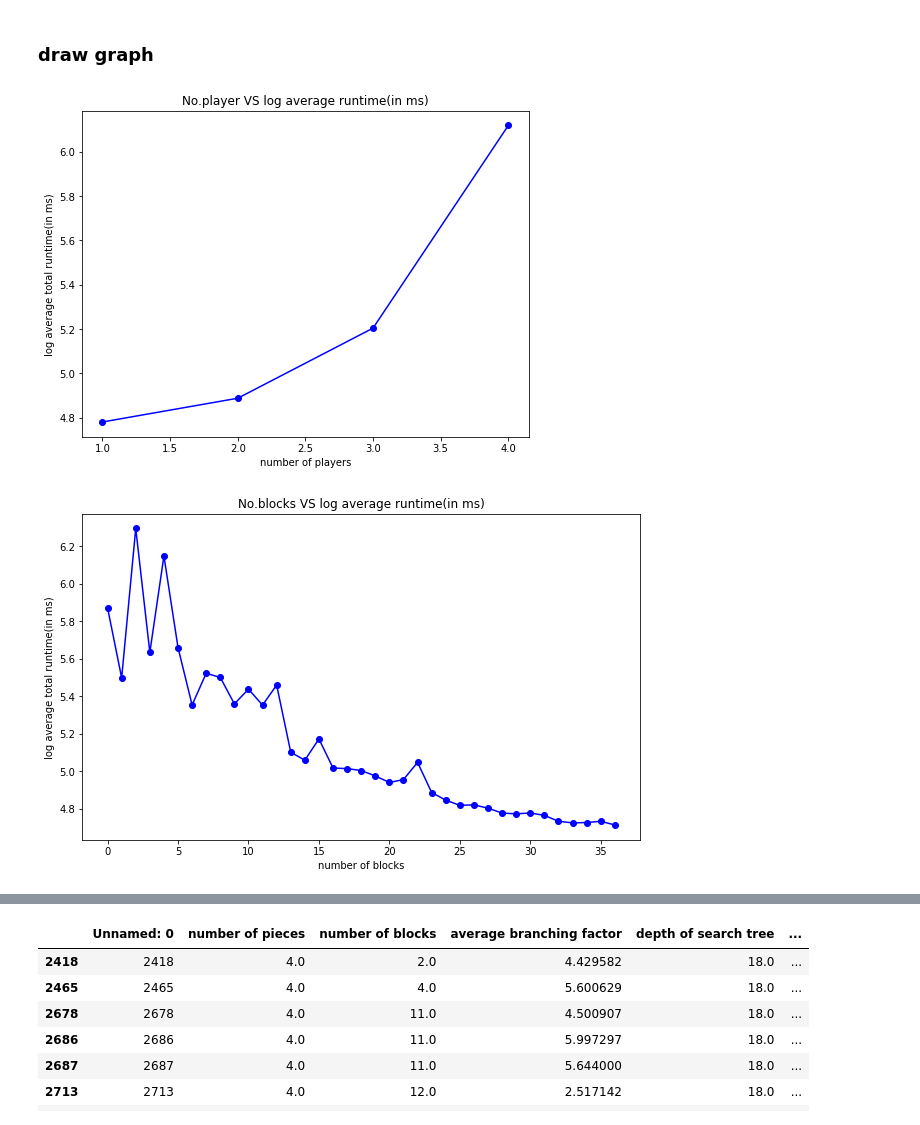
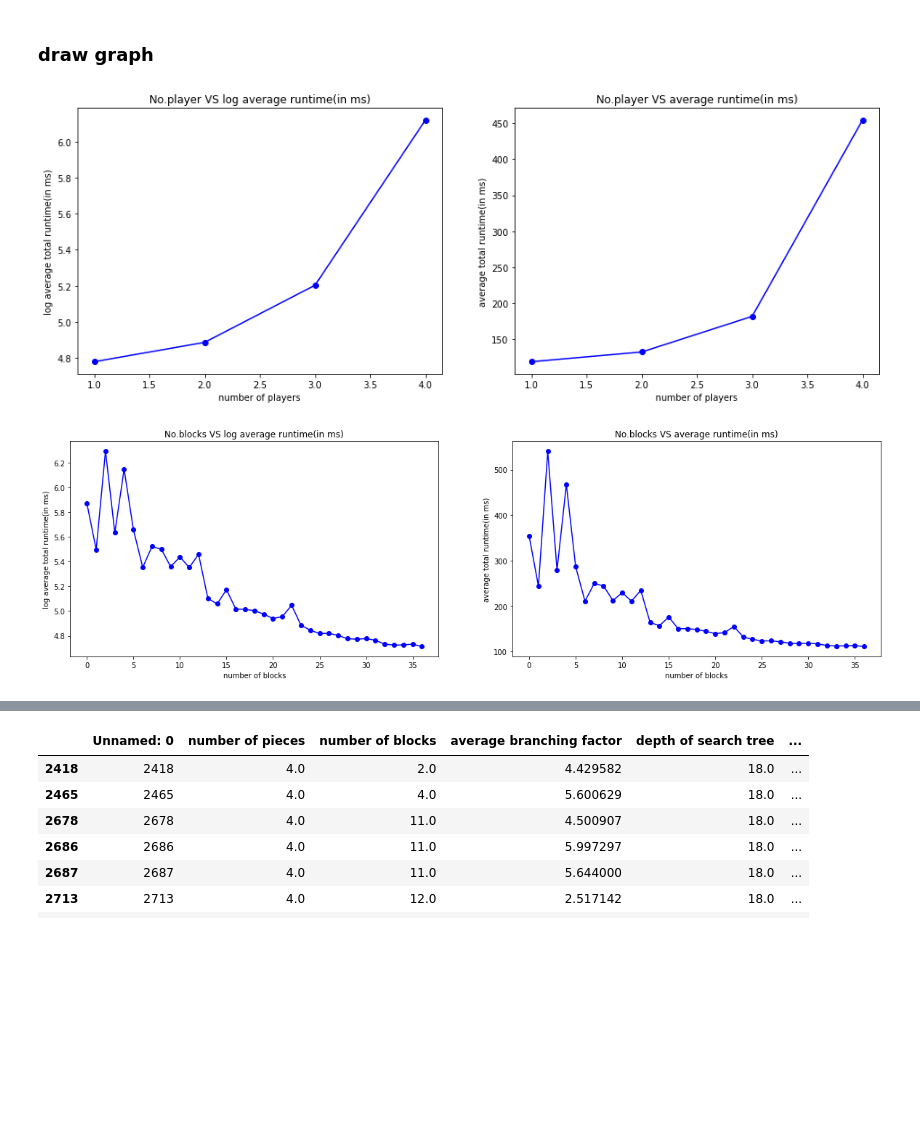
Before and after one commit to yangxvlin/Board-Game-Chexer-AI, a Jupyter notebook: project1/report.ipynb, the cells around one changed output, grey strips where cells are left out. Drawn from its saved outputs; the diff is of its cells as text; code cells hidden in the pictures; blank space fills up the shorter version.

```diff
--- a/project1/report.ipynb
+++ b/project1/report.ipynb
@@ -72,26 +72,34 @@ summary.tail(10)
 # %%
 grouped = summary.groupby('number of pieces')
 p_runtime = []
 p_preprocess_time = []
 p_execution_time = []
 players = []
 for i, group in grouped:
     players.append(i)
     p_runtime.append(group['runtime(in ms)'].mean())
     p_preprocess_time.append(group['preprocess time(in ms)'].mean())
     p_execution_time.append(p_runtime[len(p_runtime) - 1] - p_preprocess_time[len(p_preprocess_time) - 1])
 
 log_p_runtime = list(map(log, p_runtime))
 
-plt.figure(figsize = [8, 6])
+plt.figure(figsize = [16, 12])
 
+plt.subplot(2, 2, 1)
 plt.plot(players, log_p_runtime, "bo-")
 plt.title("No.player VS log average runtime(in ms)")
 plt.xlabel("number of players")
 plt.ylabel("log average total runtime(in ms)")
+
+plt.subplot(2, 2, 2)
+plt.plot(players, p_runtime, "bo-")
+plt.title("No.player VS average runtime(in ms)")
+plt.xlabel("number of players")
+plt.ylabel("average total runtime(in ms)")
+
 plt.show()
 # %% [output]
-[figure, old version]
+[figure, new version]
 # %%
 grouped = summary.groupby('number of blocks')
 b_runtime = []
@@ -107,16 +115,24 @@ for i, group in grouped:
 
 log_b_runtime = list(map(log, b_runtime))
 
-plt.figure(figsize = [10, 6])
+plt.figure(figsize = [20, 12])
 
+plt.subplot(2, 2, 1)
 # plt.plot(blocks, b_runtime, "bo-")
 plt.plot(blocks, log_b_runtime, "bo-")
 plt.title("No.blocks VS log average runtime(in ms)")
 plt.xlabel("number of blocks")
 plt.ylabel("log average total runtime(in ms)")
+
+plt.subplot(2, 2, 2)
+plt.plot(blocks, b_runtime, "bo-")
+plt.title("No.blocks VS average runtime(in ms)")
+plt.xlabel("number of blocks")
+plt.ylabel("average total runtime(in ms)")
+
 plt.show()
 # %% [output]
-[figure, old version]
+[figure, new version]
 # %%
 grouped = summary.groupby('relative error')
 r_runtime = []
```
Also changed, not shown: parts of 4 cells of this notebook.
